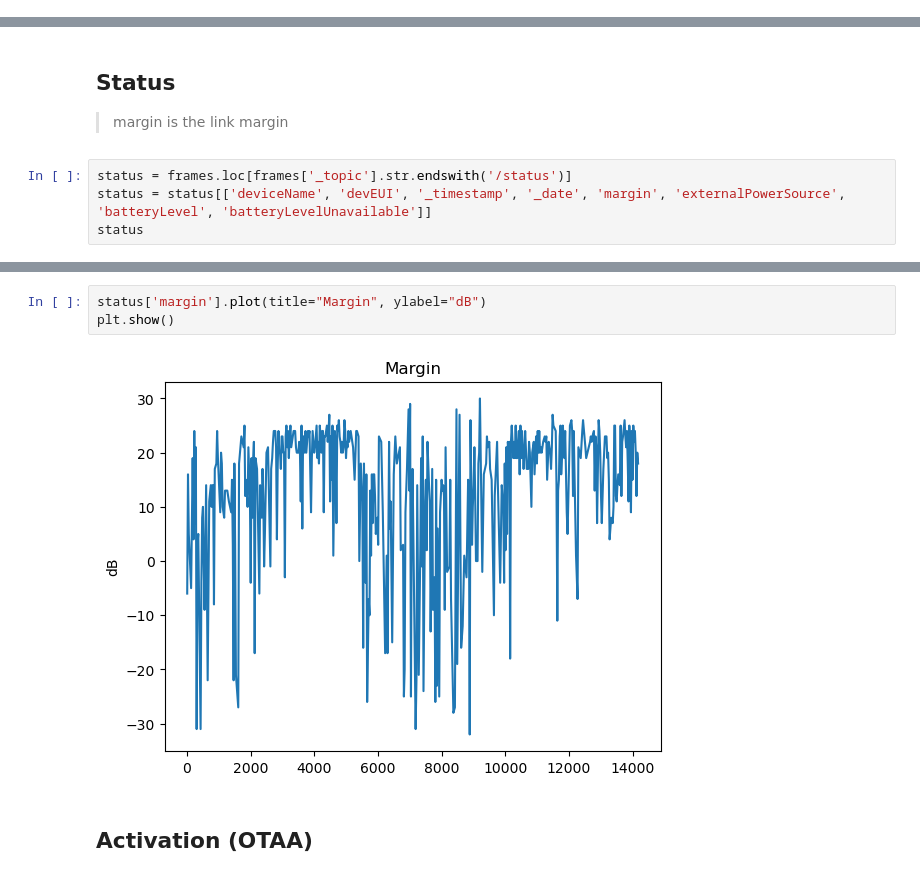
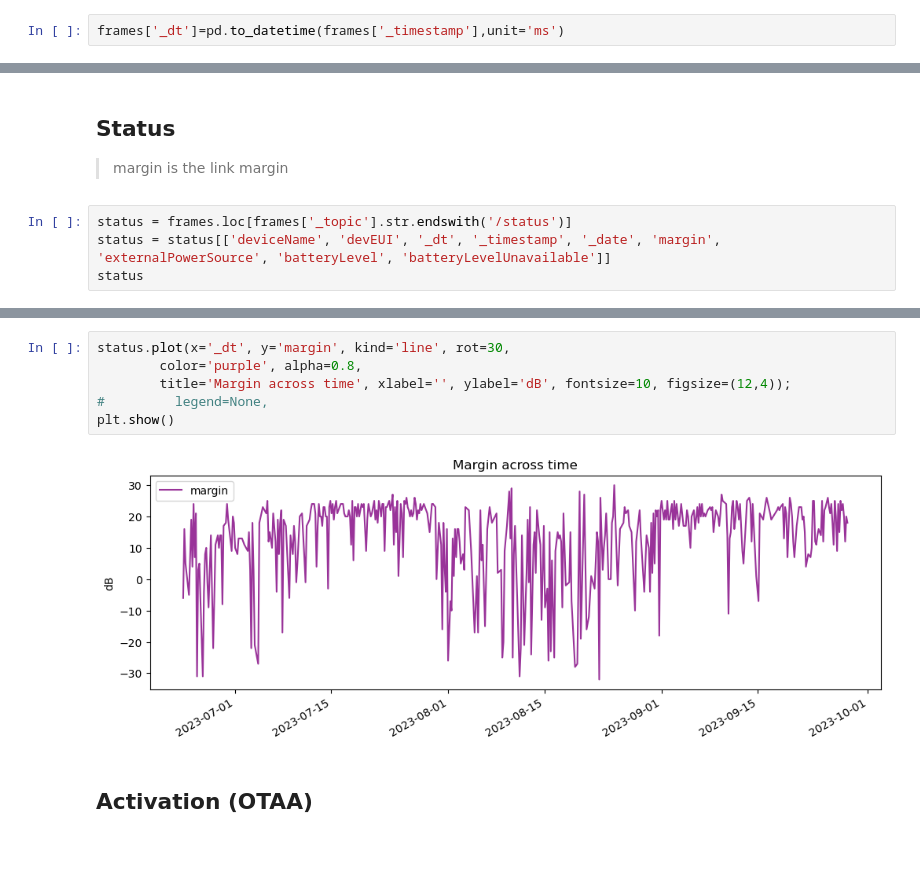
Before and after one commit to CampusIoT/datasets, a Jupyter notebook: SaintEynard/notebooks/campusiot.ipynb, the cells around one changed output, grey strips where cells are left out. Saved outputs shown, nothing was run; the diff lists cells and outputs as text; blank space fills up the shorter version.

Commit message:
improve ylabel with timestamp

```diff
--- a/SaintEynard/notebooks/campusiot.ipynb
+++ b/SaintEynard/notebooks/campusiot.ipynb
@@ -15,6 +16,8 @@ df1 = pd.read_json('../logs/d1d1e80000000033_campusiot.ndjson.gz', lines=True)
 df2 = pd.read_json('../logs/d1d1e80000000033_campusiot-2.ndjson.gz', lines=True)
 # %%
 frames = pd.concat([df1, df2], ignore_index=True, sort=True)
+# %%
+frames['_dt']=pd.to_datetime(frames['_timestamp'],unit='ms')
 # %% [markdown]
 > NDJSON files contains 4 types of entries : join, rx, status, error
 > They should be processed separally
@@ -24,6 +27,6 @@ frames = pd.concat([df1, df2], ignore_index=True, sort=True)
 > margin is the link margin
 # %%
 status = frames.loc[frames['_topic'].str.endswith('/status')]
-status = status[['deviceName', 'devEUI', '_timestamp', '_date', 'margin', 'externalPowerSource', 'batteryLevel', 'batteryLevelUnavailable']]
+status = status[['deviceName', 'devEUI', '_dt', '_timestamp', '_date', 'margin', 'externalPowerSource', 'batteryLevel', 'batteryLevelUnavailable']]
 status
 # %% [output]
@@ -43,8 +46,11 @@ status
 # %%
-status['margin'].plot(title="Margin", ylabel="dB")
+status.plot(x='_dt', y='margin', kind='line', rot=30,
+        color='purple', alpha=0.8,
+        title='Margin across time', xlabel='', ylabel='dB', fontsize=10, figsize=(12,4));
+#         legend=None,
 plt.show()
 # %% [output]
-[figure, old version]
+[figure, new version]
 # %% [markdown]
 ## Activation (OTAA)
 # %%
```
Also changed, not shown: parts of 12 cells of this notebook.
